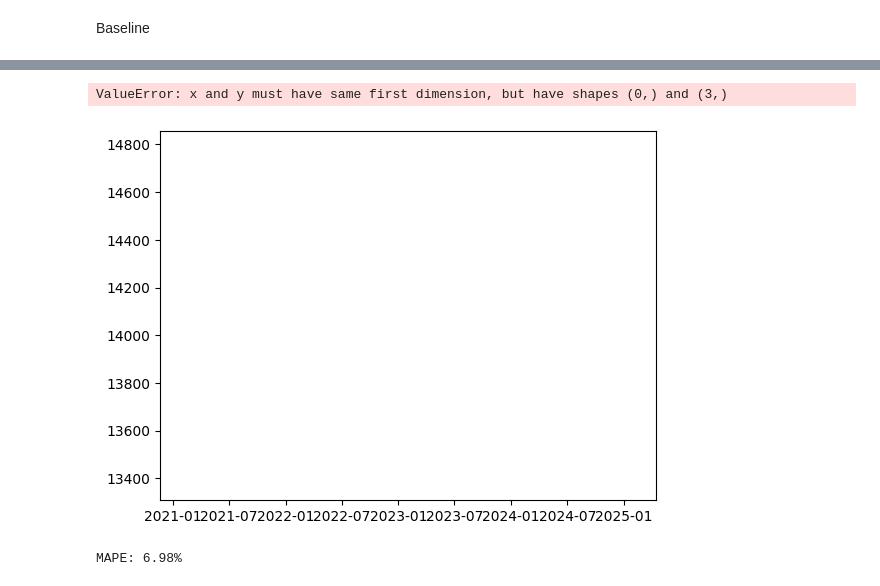
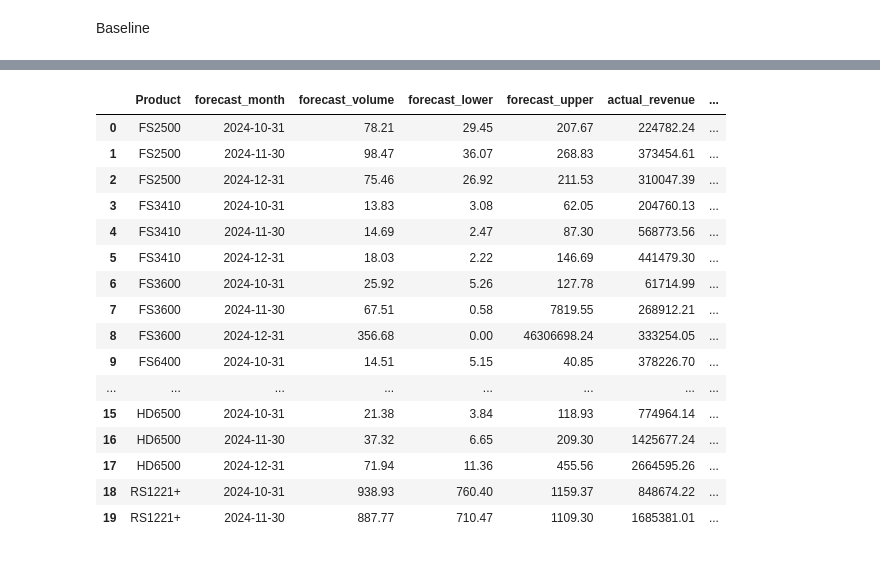
Before and after one commit to tonychu805/syno_bi, a Jupyter notebook: notebook/01_svr_rm_forecast.ipynb, the cells around one changed output, grey strips where cells are left out. Cells and saved outputs as stored; diff of their text form; code cells hidden in the pictures.

Commit message:
finish c2 pipeline, ready to test

```diff
--- a/notebook/01_svr_rm_forecast.ipynb
+++ b/notebook/01_svr_rm_forecast.ipynb
@@ -103,20 +55,0 @@ sarimax_forecast_df.index.name = "forecast_month"
-# %%
-plt.plot(train["InvDate"], train["usd_adjusted_total"], label="Train")
-plt.plot(test["InvDate"], test["usd_adjusted_total"], label="Actual")
-forecast_dates = pd.date_range(train["InvDate"].max() + pd.offsets.MonthEnd(1), periods=len(pred_mean), freq="M")
-plt.plot(forecast_dates, pred_mean.values, label="Forecast", linestyle="--")
-plt.fill_between(forecast_dates, conf_int.iloc[:, 0].values, conf_int.iloc[:, 1].values, alpha=0.2, label="Confidence Interval")
-plt.legend()
-plt.title("NAS Revenue Forecast (SARIMAX)")
-plt.show()
-# %% [output]
-ValueError: x and y must have same first dimension, but have shapes (0,) and (3,)
-[figure, removed]
-# %%
-mape = np.mean(
-    np.abs(test["usd_adjusted_total"].values - pred_mean.values)
-    / test["usd_adjusted_total"].values
-) * 100
-print(f"MAPE: {mape:.2f}%")
-# %% [output]
-MAPE: 6.98%
@@ -122,0 +115,56 @@ MAPE: 6.98%
+# %%
+# Combine outputs
+forecast_df = pd.concat(forecasts, ignore_index=True)
+mape_df = pd.DataFrame(errors)
+
+# Align actual revenue from source data in case of missing values
+actuals = (
+    monthly_product_metrics
+    .rename(columns={"InvDate": "forecast_month"})
+    [["Product", "forecast_month", "actual_revenue"]]
+)
+
+if not forecast_df.empty:
+    forecast_df = forecast_df.merge(
+        actuals,
+        on=["Product", "forecast_month"],
+        how="left",
+        suffixes=("", "_source"),
+    )
+    if "actual_revenue_source" in forecast_df.columns:
+        forecast_df["actual_revenue"] = (
+            forecast_df["actual_revenue"].fillna(forecast_df["actual_revenue_source"])
+        )
+        forecast_df = forecast_df.drop(columns=["actual_revenue_source"])
+
+# Join prices to forecasts
+forecast_df = forecast_df.merge(product_prices, on="Product", how="left")
+forecast_df["forecast_revenue"] = forecast_df["forecast_volume"] * forecast_df["avg_price"]
+
+# Round key numeric columns for readability
+for col in ["forecast_volume", "forecast_lower", "forecast_upper", "actual_revenue", "avg_price", "forecast_revenue"]:
+    if col in forecast_df.columns:
+        forecast_df[col] = forecast_df[col].round(2)
+
+# Sort results
+forecast_df = forecast_df.sort_values(["Product", "forecast_month"])
+# %%
+forecast_df.head(20)
+# %% [output]
+|  | Product | forecast_month | forecast_volume | forecast_lower | forecast_upper | actual_revenue | ... |
+| 0 | FS2500 | 2024-10-31 | 78.21 | 29.45 | 207.67 | 224782.24 | ... |
+| 1 | FS2500 | 2024-11-30 | 98.47 | 36.07 | 268.83 | 373454.61 | ... |
+| 2 | FS2500 | 2024-12-31 | 75.46 | 26.92 | 211.53 | 310047.39 | ... |
+| 3 | FS3410 | 2024-10-31 | 13.83 | 3.08 | 62.05 | 204760.13 | ... |
+| 4 | FS3410 | 2024-11-30 | 14.69 | 2.47 | 87.30 | 568773.56 | ... |
+| 5 | FS3410 | 2024-12-31 | 18.03 | 2.22 | 146.69 | 441479.30 | ... |
+| 6 | FS3600 | 2024-10-31 | 25.92 | 5.26 | 127.78 | 61714.99 | ... |
+| 7 | FS3600 | 2024-11-30 | 67.51 | 0.58 | 7819.55 | 268912.21 | ... |
+| 8 | FS3600 | 2024-12-31 | 356.68 | 0.00 | 46306698.24 | 333254.05 | ... |
+| 9 | FS6400 | 2024-10-31 | 14.51 | 5.15 | 40.85 | 378226.70 | ... |
+| ... | ... | ... | ... | ... | ... | ... | ... |
+| 15 | HD6500 | 2024-10-31 | 21.38 | 3.84 | 118.93 | 774964.14 | ... |
+| 16 | HD6500 | 2024-11-30 | 37.32 | 6.65 | 209.30 | 1425677.24 | ... |
+| 17 | HD6500 | 2024-12-31 | 71.94 | 11.36 | 455.56 | 2664595.26 | ... |
+| 18 | RS1221+ | 2024-10-31 | 938.93 | 760.40 | 1159.37 | 848674.22 | ... |
+| 19 | RS1221+ | 2024-11-30 | 887.77 | 710.47 | 1109.30 | 1685381.01 | ... |
```
Also changed, not shown: parts of 13 cells of this notebook, 9 other files.
